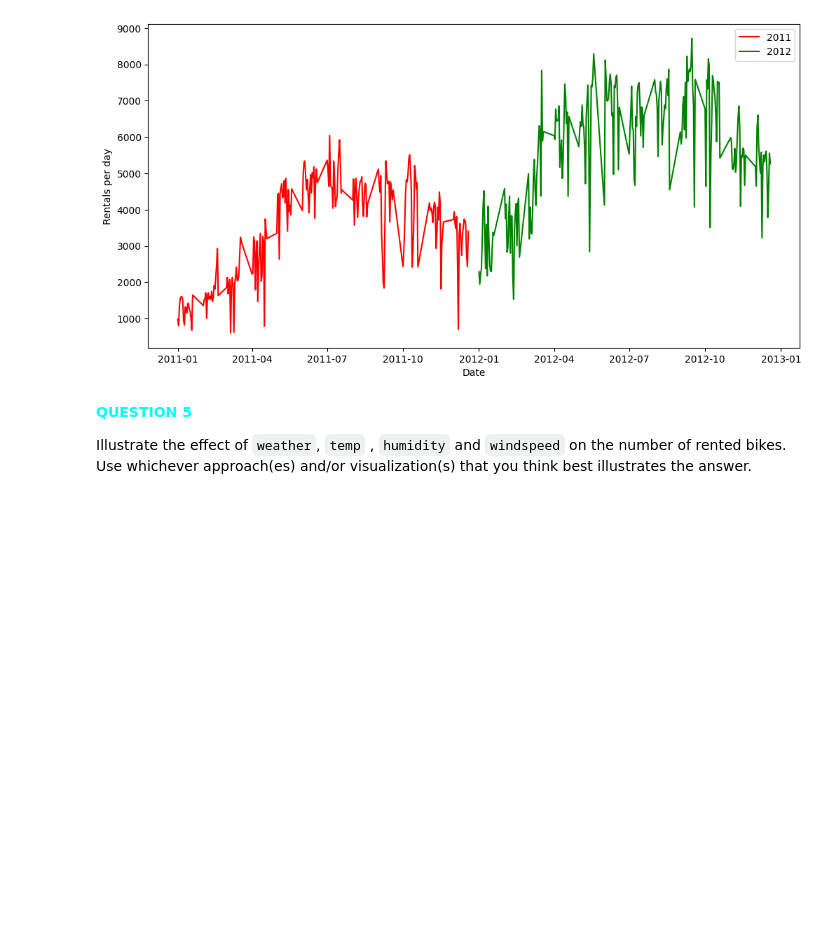
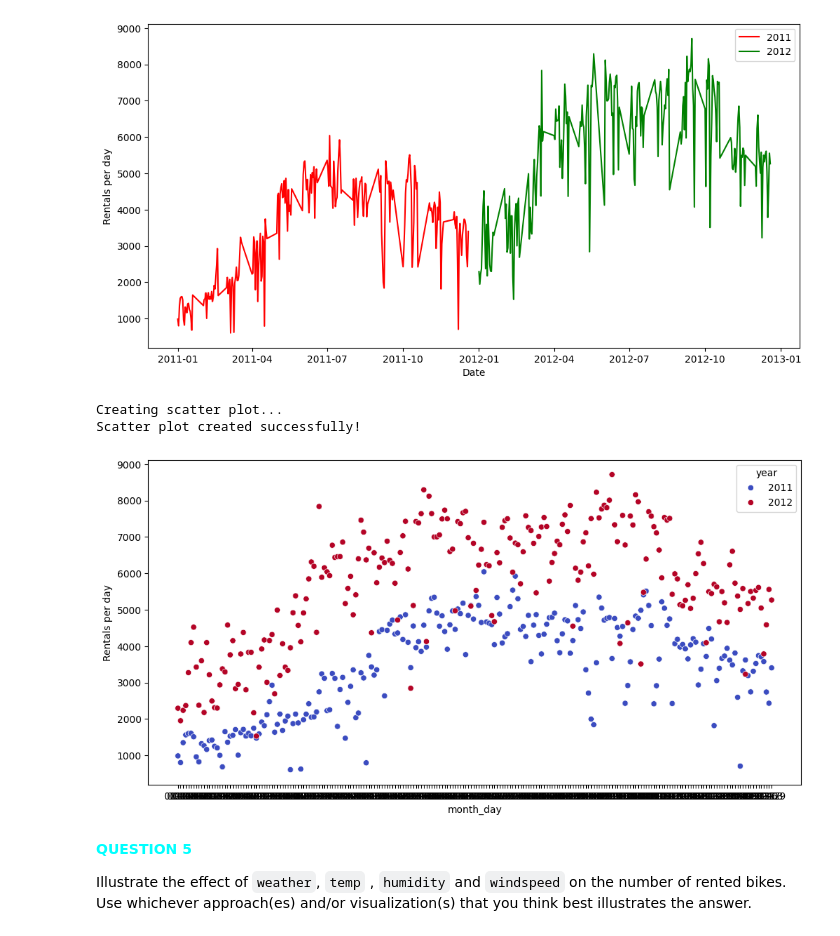
Before and after one commit to andreareosa/bike-rental-challenge, a Jupyter notebook: data_challenge.ipynb, the cells around one changed output. Drawn from its saved outputs; the diff is of its cells as text; code cells hidden in the pictures; blank space fills up the shorter version.

Commit message:
Create scatter plot

```diff
--- a/data_challenge.ipynb
+++ b/data_challenge.ipynb
@@ -60,8 +60,8 @@ class Dataset:
         return df
 
 dataset = Dataset()
-source = os.path.join(os.getcwd(), 'andre-personal/bike-rental-take-home-challenge/datasets.zip')
-bike_rental = os.path.join(os.getcwd(), 'andre-personal/bike-rental-take-home-challenge')
+source = os.path.join(os.getcwd(), 'datasets.zip')
+bike_rental = os.path.join(os.getcwd())
 dataset.unzip_dataset(source, bike_rental)
 
 csv_files = os.listdir(os.path.join(bike_rental, 'datasets'))
@@ -497,6 +498,23 @@ Filtering DataFrame for year 2012
 Creating line plot...
 Line plot created successfully!
 [figure]
+# %%
+print('Creating scatter plot...')
+plt.figure(figsize=(12, 6))
+df_daily_rents['month_day'] = pd.to_datetime(df_daily_rents['Date']).dt.strftime('%m-%d')
+
+sns.scatterplot(y='Rentals per day',
+                x='month_day',
+                data=df_daily_rents,
+                hue='year',
+                palette='coolwarm')
+print('Scatter plot created successfully!')
+
+plt.show()
+# %% [output]
+Creating scatter plot...
+Scatter plot created successfully!
+[figure, added]
 # %% [markdown]
 <span style="color:cyan"> **QUESTION 5** </span>
 
```
Also changed, not shown: parts of 1 cell of this notebook.
